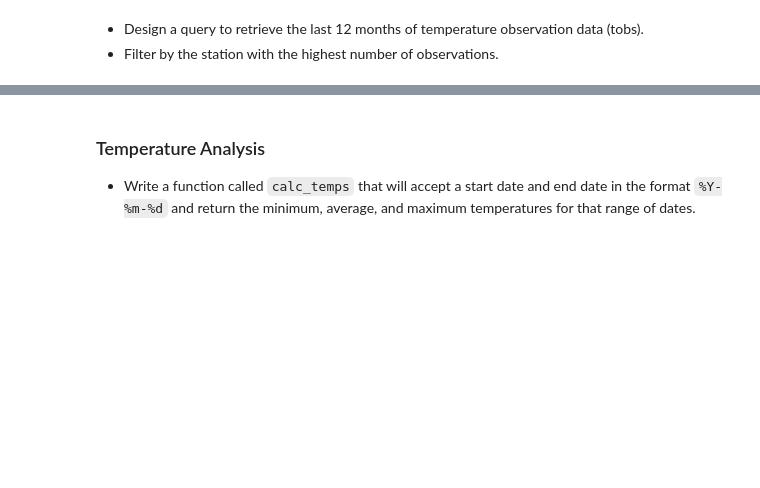
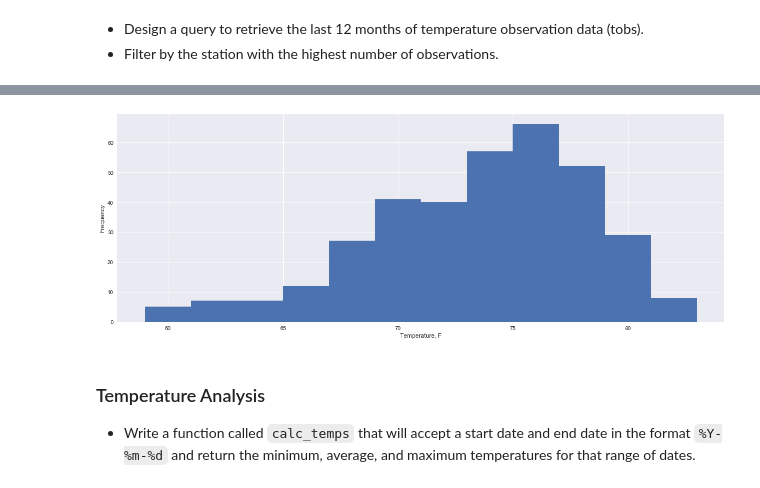
Before and after one commit to yegorkryukov/python-challenge, a Jupyter notebook: HonoluluPy/climate_analysis.ipynb, the cells around one changed output, grey strips where cells are left out. Cells and saved outputs as stored; diff of their text form; code cells hidden in the pictures; blank space fills up the shorter version.

```diff
--- a/HonoluluPy/climate_analysis.ipynb
+++ b/HonoluluPy/climate_analysis.ipynb
@@ -20,5 +18,5 @@ import matplotlib.pyplot as plt
 # %%
-engine = create_engine("sqlite:///resources/hawaii.sqlite", echo=True)
+engine = create_engine("sqlite:///resources/hawaii.sqlite", echo=False)
 # %%
 inspector = inspect(engine)
 inspector.get_table_names()
@@ -44,3 +36,6 @@ AttributeError: type object 'Base' has no attribute 'station'
+# %%
+Station = Base.classes.station
+Measurement = Base.classes.measurement
 # %% [markdown]
 ### Precipitation Analysis
 
@@ -110,11 +139,11 @@ tobs_df = tobs_df.set_index('date')
 # %%
 f, ax = plt.subplots(figsize=(20,7))
 plt.style.use('seaborn')
-tobs_df.plot(ax=ax,legend=False)
-plt.xlabel('Date')
-plt.ylabel('Temperature, F')
-ax.set_xlim([tobs_df.index.min(),tobs_df.index.max()])
+tobs_df.plot(kind='hist',ax=ax,legend=False, bins=12)
+plt.xlabel('Temperature, F')
 plt.show()
+# %% [output]
+[figure, added]
 # %% [markdown]
 ### Temperature Analysis
 
```
Also changed, not shown: parts of 18 cells of this notebook.
